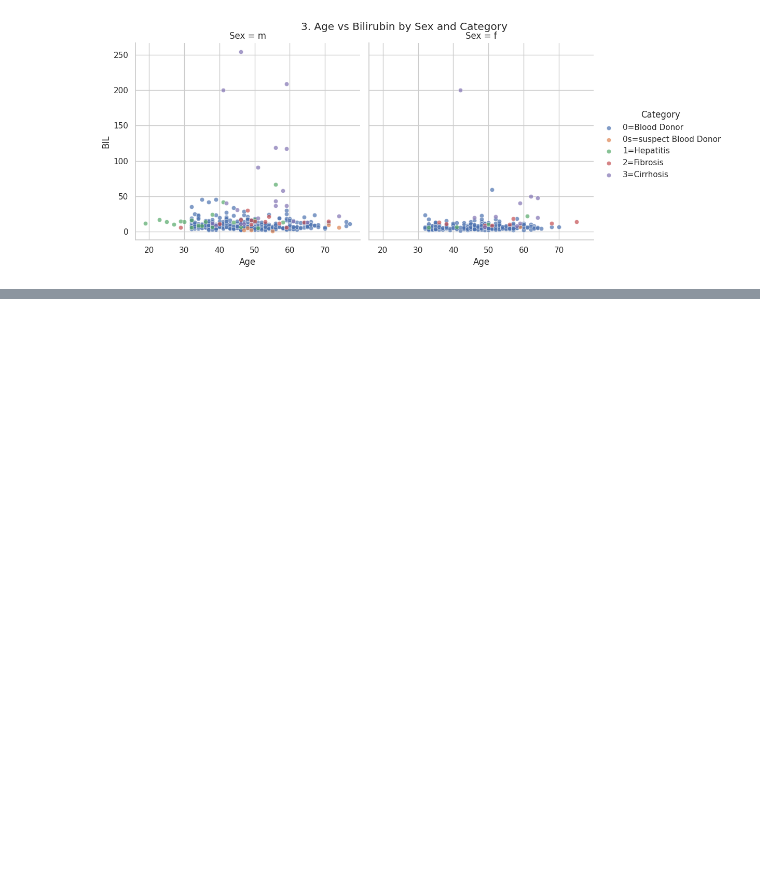
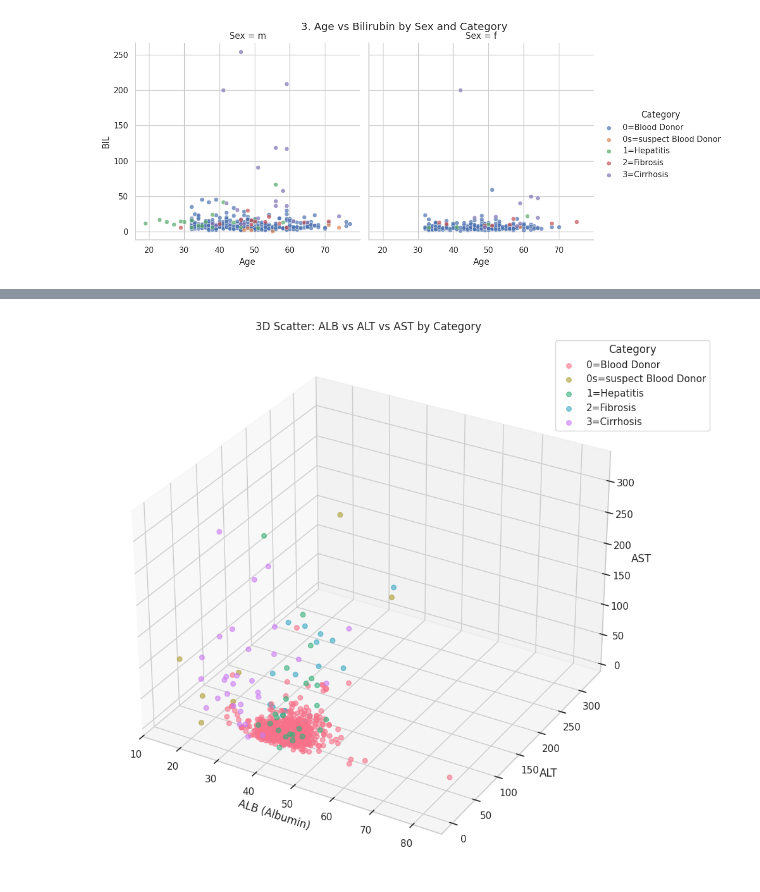
Before and after one commit to Rahulkumar20023/Rahul-Kumar-23BDS0135-, a Jupyter notebook: 23BDS0135.ipynb, the cells around one changed output, grey strips where cells are left out. Saved outputs shown, nothing was run; the diff lists cells and outputs as text; code cells hidden in the pictures; blank space fills up the shorter version.

```diff
--- a/23BDS0135.ipynb
+++ b/23BDS0135.ipynb
@@ -248,0 +472,23 @@ plt.show()
+# %%
+# 3D Visualization - 3D Scatter plot (ALB, ALT, AST) colored by Category
+from mpl_toolkits.mplot3d import Axes3D
+
+fig = plt.figure(figsize=(12, 9))
+ax = fig.add_subplot(111, projection='3d')
+
+categories = df['Category'].unique()
+palette = sns.color_palette('husl', len(categories))
+
+for cat, color in zip(categories, palette):
+    subset = df[df['Category'] == cat]
+    ax.scatter(subset['ALB'], subset['ALT'], subset['AST'], label=cat, color=color, alpha=0.6, s=30)
+
+ax.set_xlabel('ALB (Albumin)')
+ax.set_ylabel('ALT')
+ax.set_zlabel('AST')
+ax.set_title('3D Scatter: ALB vs ALT vs AST by Category')
+ax.legend(title='Category', bbox_to_anchor=(1.15, 1))
+plt.tight_layout()
+plt.show()
+# %% [output]
+[figure, added]
```
Also changed, not shown: parts of 31 cells of this notebook.
